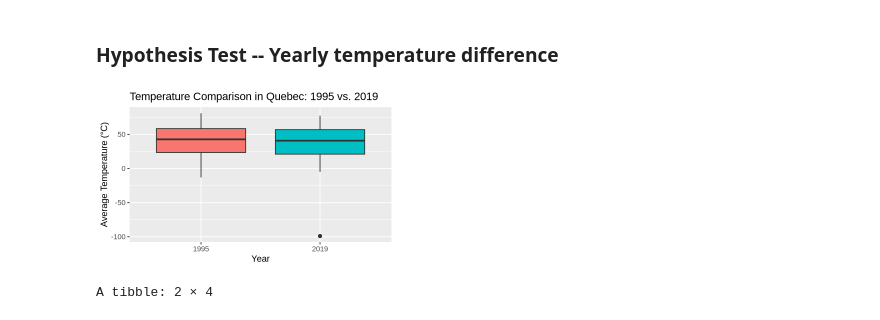
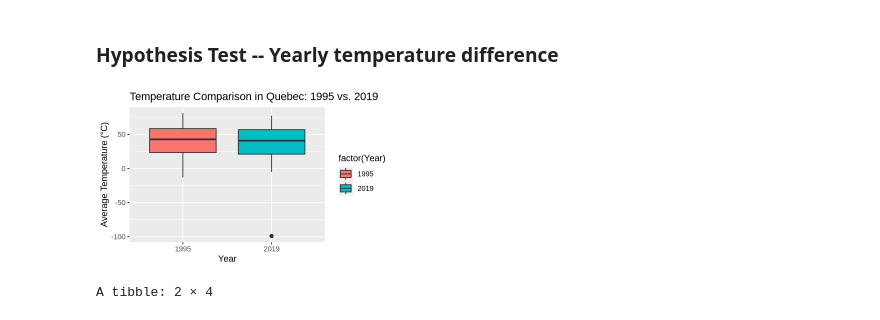
Before and after one commit to abnerbal/Canada_Temp_Hypothesis_Test, a Jupyter notebook: FinalReport.ipynb, the cells around one changed output. Cells and saved outputs as stored; diff of their text form; code cells hidden in the pictures.

```diff
--- a/FinalReport.ipynb
+++ b/FinalReport.ipynb
@@ -254,16 +265,16 @@ In conclusion, we aimed to use datasets of temperatures in various nations to ad
 # %%
 temp_boxplots <- temp_quebec %>%
     filter(Year == 1995 | Year == 2019) %>%
     ggplot(aes(x = factor(Year), y = AvgTemperature, fill = factor(Year))) +
     geom_boxplot() +
     theme(text = element_text(size = 11)) +
     ggtitle("Temperature Comparison in Quebec: 1995 vs. 2019") +
     xlab("Year") +
     ylab("Average Temperature (°C)") +
-    guides(fill = FALSE)
+    guides("none")
 temp_boxplots
 # %% [output]
-[figure, old version]
+[figure, new version]
 # %%
 temp_quebec_summary <- temp_quebec %>%
     filter(Year == 1995 | Year == 2019) %>%
```
Also changed, not shown: parts of 6 cells of this notebook.
